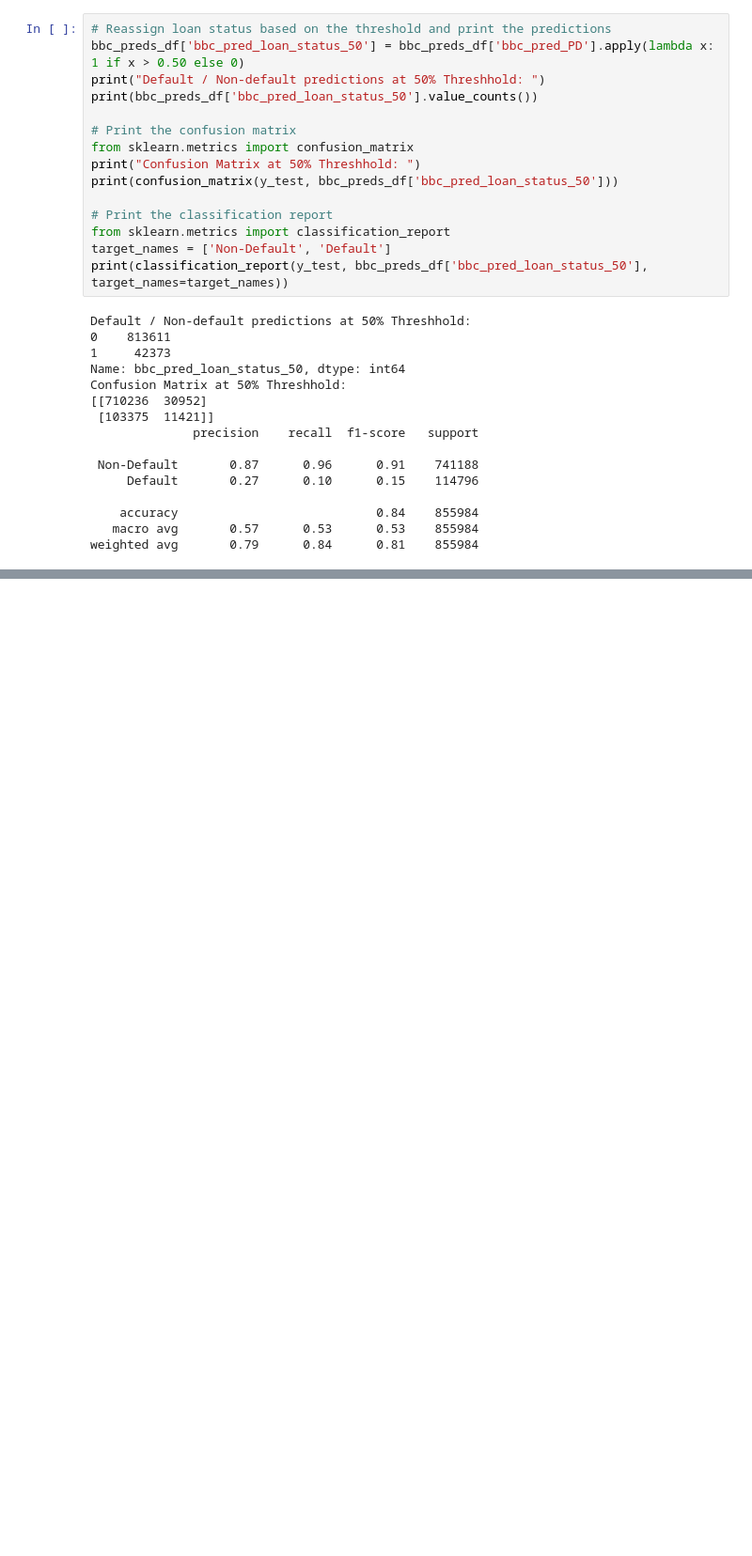
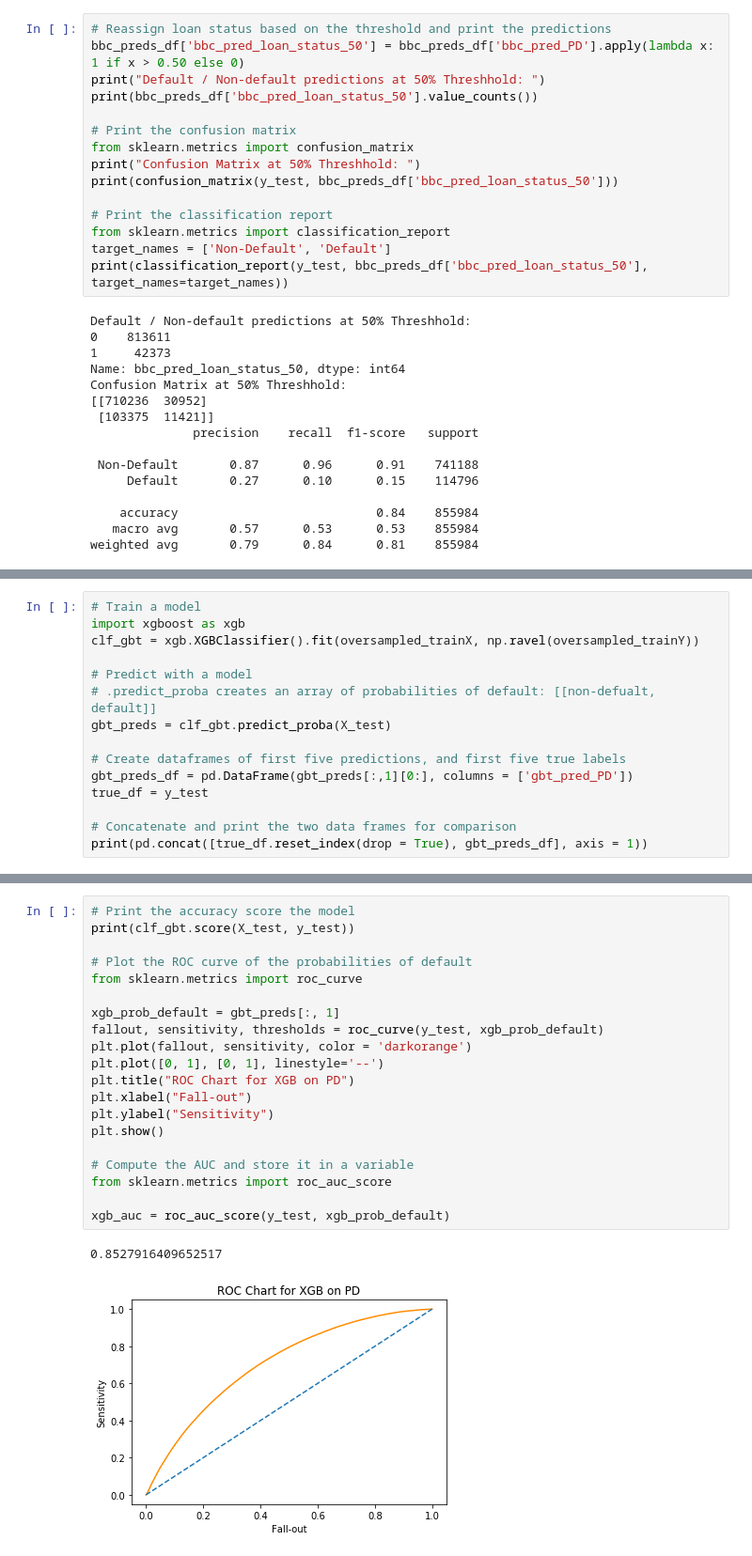
Before and after one commit to simonhchen/Kaggle-Lending-Club, a Jupyter notebook: Kaggle Lending Club.ipynb, the cells around one changed output, grey strips where cells are left out. Shown at 94% size. Cells and saved outputs as stored; diff of their text form; blank space fills up the shorter version.

```diff
--- a/Kaggle Lending Club.ipynb
+++ b/Kaggle Lending Club.ipynb
@@ -626,0 +655,15 @@ weighted avg       0.79      0.84      0.81    855984
+# %%
+# Train a model
+import xgboost as xgb
+clf_gbt = xgb.XGBClassifier().fit(oversampled_trainX, np.ravel(oversampled_trainY))
+
+# Predict with a model
+# .predict_proba creates an array of probabilities of default: [[non-defualt, default]]
+gbt_preds = clf_gbt.predict_proba(X_test)
+
+# Create dataframes of first five predictions, and first five true labels
+gbt_preds_df = pd.DataFrame(gbt_preds[:,1][0:], columns = ['gbt_pred_PD'])
+true_df = y_test
+
+# Concatenate and print the two data frames for comparison
+print(pd.concat([true_df.reset_index(drop = True), gbt_preds_df], axis = 1))
@@ -626,0 +743,23 @@ weighted avg       0.79      0.84      0.81    855984
+# %%
+# Print the accuracy score the model
+print(clf_gbt.score(X_test, y_test))
+
+# Plot the ROC curve of the probabilities of default
+from sklearn.metrics import roc_curve
+
+xgb_prob_default = gbt_preds[:, 1]
+fallout, sensitivity, thresholds = roc_curve(y_test, xgb_prob_default)
+plt.plot(fallout, sensitivity, color = 'darkorange')
+plt.plot([0, 1], [0, 1], linestyle='--')
+plt.title("ROC Chart for XGB on PD")
+plt.xlabel("Fall-out")
+plt.ylabel("Sensitivity")
+plt.show()
+
+# Compute the AUC and store it in a variable
+from sklearn.metrics import roc_auc_score
+
+xgb_auc = roc_auc_score(y_test, xgb_prob_default)
+# %% [output]
+0.8527916409652517
+[figure, added]
```
Also changed, not shown: parts of 10 cells of this notebook.
